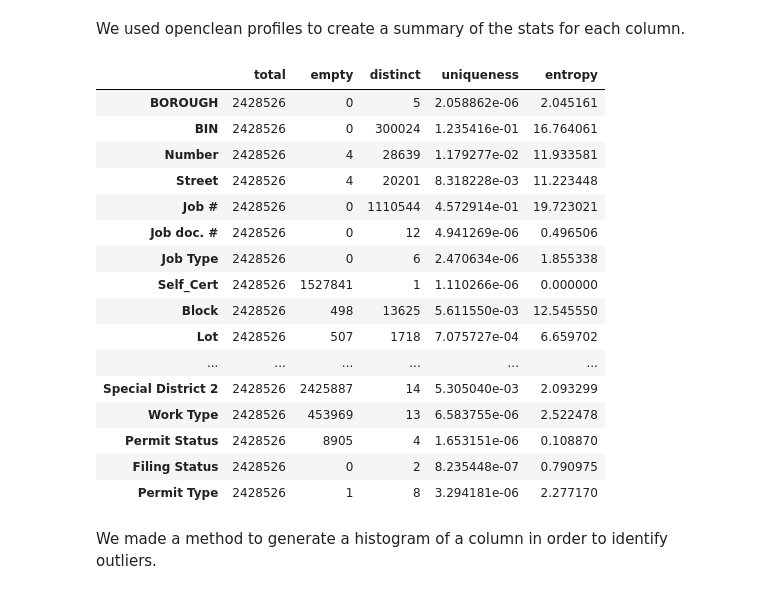
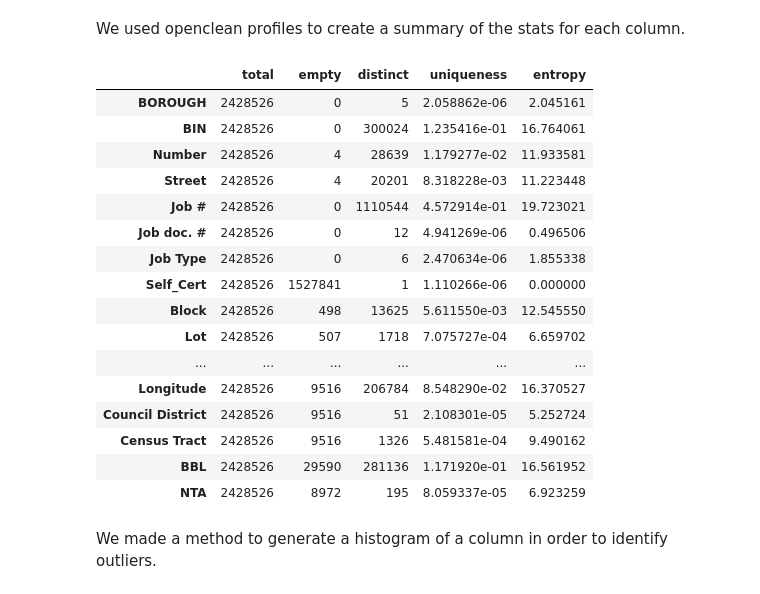
Before and after one commit to HahnNYU/Assignment-3-hgh2023-vap2030-wc2276, a Jupyter notebook: Assignment-3-Historical_DOB_Permit_Issuance.ipynb, the cells around one changed output. Cells and saved outputs as stored; diff of their text form; code cells hidden in the pictures.

```diff
--- a/Assignment-3-Historical_DOB_Permit_Issuance.ipynb
+++ b/Assignment-3-Historical_DOB_Permit_Issuance.ipynb
@@ -39,37 +71,26 @@ ds_full = stream(datafile)
 # %% [markdown]
 We used openclean profiles to create a summary of the stats for each column.
-# %%
-from openclean.profiling.column import DefaultColumnProfiler
-# Example with first 20 columns
-COLUMNS_SUBSET = ['BOROUGH','BIN','Number','Street','Job #',
-                  'Job doc. #','Job Type','Self_Cert','Block',
-                  'Lot','Community Board','Postcode','Bldg Type',
-                  'Residential','Special District 1','Special District 2',
-                  'Work Type','Permit Status','Filing Status','Permit Type'
-]
-
-ds = ds_full.select(columns=COLUMNS_SUBSET)
-
-profiles = ds.profile(default_profiler=DefaultColumnProfiler)
-profiles.stats()
-# %% [output]
-|  | total | empty | distinct | uniqueness | entropy |
-| BOROUGH | 2428526 | 0 | 5 | 2.058862e-06 | 2.045161 |
-| BIN | 2428526 | 0 | 300024 | 1.235416e-01 | 16.764061 |
-| Number | 2428526 | 4 | 28639 | 1.179277e-02 | 11.933581 |
-| Street | 2428526 | 4 | 20201 | 8.318228e-03 | 11.223448 |
-| Job # | 2428526 | 0 | 1110544 | 4.572914e-01 | 19.723021 |
-| Job doc. # | 2428526 | 0 | 12 | 4.941269e-06 | 0.496506 |
-| Job Type | 2428526 | 0 | 6 | 2.470634e-06 | 1.855338 |
-| Self_Cert | 2428526 | 1527841 | 1 | 1.110266e-06 | 0.000000 |
-| Block | 2428526 | 498 | 13625 | 5.611550e-03 | 12.545550 |
-| Lot | 2428526 | 507 | 1718 | 7.075727e-04 | 6.659702 |
-| ... | ... | ... | ... | ... | ... |
-| Special District 2 | 2428526 | 2425887 | 14 | 5.305040e-03 | 2.093299 |
-| Work Type | 2428526 | 453969 | 13 | 6.583755e-06 | 2.522478 |
-| Permit Status | 2428526 | 8905 | 4 | 1.653151e-06 | 0.108870 |
-| Filing Status | 2428526 | 0 | 2 | 8.235448e-07 | 0.790975 |
-| Permit Type | 2428526 | 1 | 8 | 3.294181e-06 | 2.277170 |
+# %%
+profiles = ds_full.profile(default_profiler=DefaultColumnProfiler)
+profiles.stats()
+# %% [output]
+|  | total | empty | distinct | uniqueness | entropy |
+| BOROUGH | 2428526 | 0 | 5 | 2.058862e-06 | 2.045161 |
+| BIN | 2428526 | 0 | 300024 | 1.235416e-01 | 16.764061 |
+| Number | 2428526 | 4 | 28639 | 1.179277e-02 | 11.933581 |
+| Street | 2428526 | 4 | 20201 | 8.318228e-03 | 11.223448 |
+| Job # | 2428526 | 0 | 1110544 | 4.572914e-01 | 19.723021 |
+| Job doc. # | 2428526 | 0 | 12 | 4.941269e-06 | 0.496506 |
+| Job Type | 2428526 | 0 | 6 | 2.470634e-06 | 1.855338 |
+| Self_Cert | 2428526 | 1527841 | 1 | 1.110266e-06 | 0.000000 |
+| Block | 2428526 | 498 | 13625 | 5.611550e-03 | 12.545550 |
+| Lot | 2428526 | 507 | 1718 | 7.075727e-04 | 6.659702 |
+| ... | ... | ... | ... | ... | ... |
+| Longitude | 2428526 | 9516 | 206784 | 8.548290e-02 | 16.370527 |
+| Council District | 2428526 | 9516 | 51 | 2.108301e-05 | 5.252724 |
+| Census Tract | 2428526 | 9516 | 1326 | 5.481581e-04 | 9.490162 |
+| BBL | 2428526 | 29590 | 281136 | 1.171920e-01 | 16.561952 |
+| NTA | 2428526 | 8972 | 195 | 8.059337e-05 | 6.923259 |
 # %% [markdown]
 We made a method to generate a histogram of a column in order to identify outliers.
 # %%
```
Also changed, not shown: parts of 94 cells of this notebook, 3 other files.
